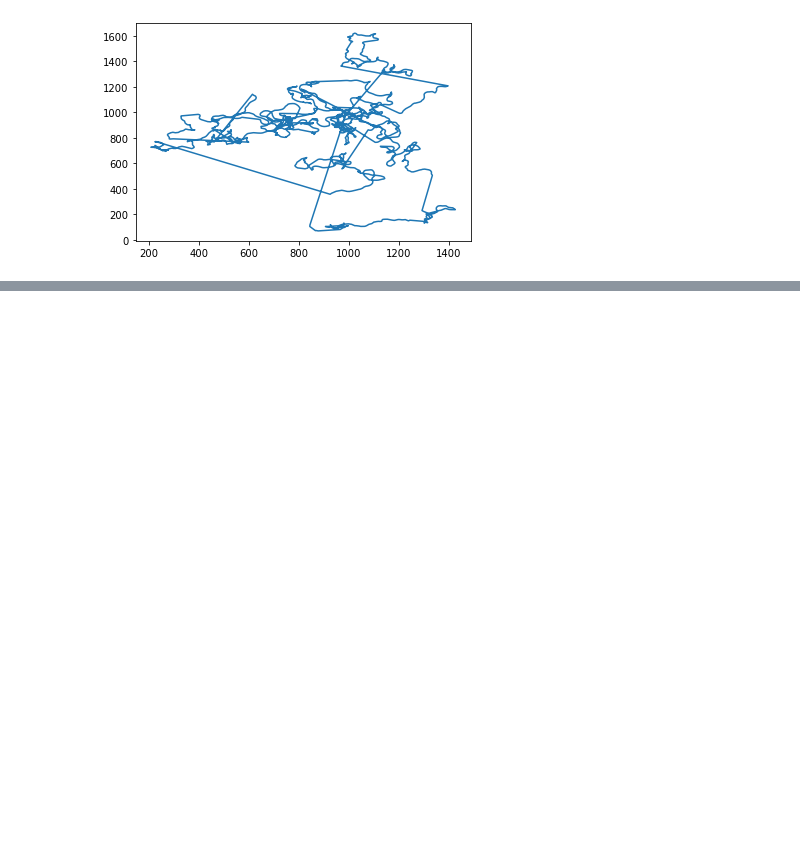
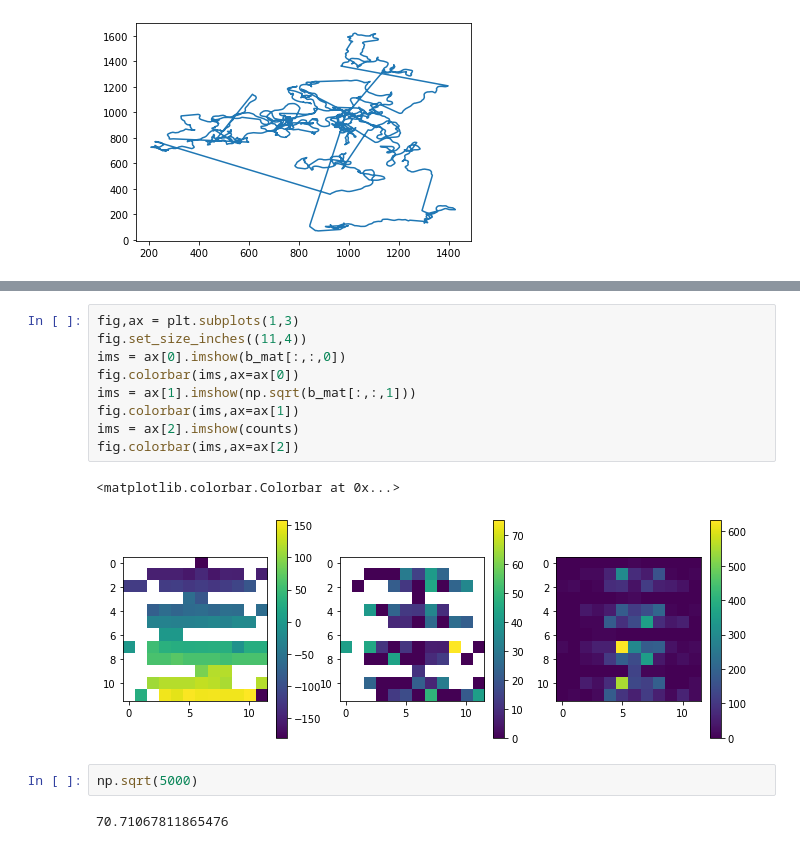
Before and after one commit to ccli3896/RLWorms, a Jupyter notebook: 12_01_dropoutmodel/Integration_testing.ipynb, the cells around one changed output, grey strips where cells are left out. Drawn from its saved outputs; the diff is of its cells as text; blank space fills up the shorter version.

```diff
--- a/12_01_dropoutmodel/Integration_testing.ipynb
+++ b/12_01_dropoutmodel/Integration_testing.ipynb
@@ -152,0 +283,16 @@ sum(traj_df['reward'])
+# %%
+fig,ax = plt.subplots(1,3)
+fig.set_size_inches((11,4))
+ims = ax[0].imshow(b_mat[:,:,0])
+fig.colorbar(ims,ax=ax[0])
+ims = ax[1].imshow(np.sqrt(b_mat[:,:,1]))
+fig.colorbar(ims,ax=ax[1])
+ims = ax[2].imshow(counts)
+fig.colorbar(ims,ax=ax[2])
+# %% [output]
+<matplotlib.colorbar.Colorbar at 0x...>
+[figure, added]
+# %%
+np.sqrt(5000)
+# %% [output]
+70.71067811865476
```
Also changed, not shown: parts of 16 cells of this notebook, 1 other file.
